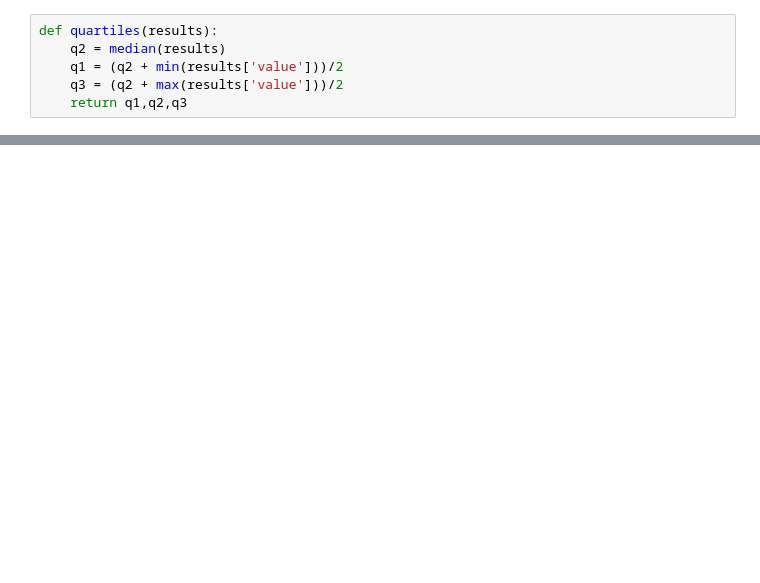
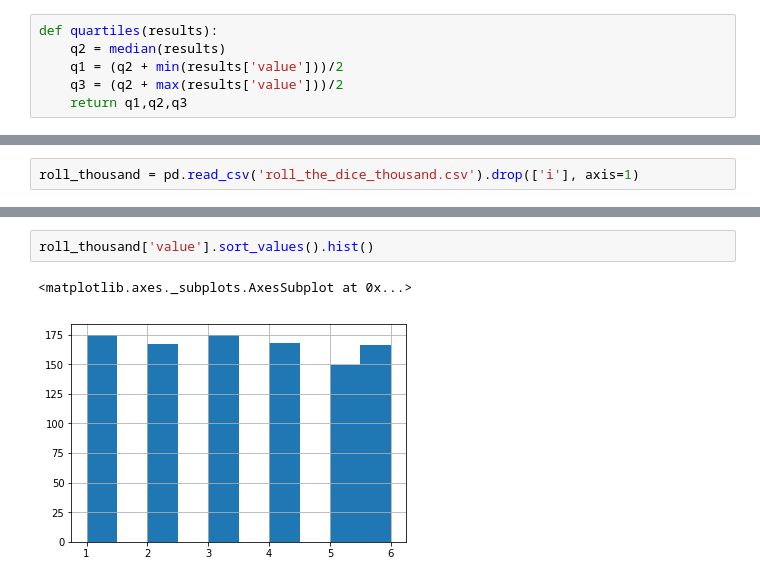
Before and after one commit to ta-data-bcn/descriptive-stats, a Jupyter notebook: main.ipynb, the cells around one changed output, grey strips where cells are left out. Saved outputs shown, nothing was run; the diff lists cells and outputs as text; blank space fills up the shorter version.

```diff
--- a/main.ipynb
+++ b/main.ipynb
@@ -103,0 +98,2 @@ quartiles(results)
+# %%
+roll_thousand = pd.read_csv('roll_the_dice_thousand.csv').drop(['i'], axis=1)
@@ -103,0 +104,5 @@ quartiles(results)
+# %%
+roll_thousand['value'].sort_values().hist()
+# %% [output]
+<matplotlib.axes._subplots.AxesSubplot at 0x...>
+[figure, added]
```
Also changed, not shown: parts of 25 cells of this notebook, 2 other files.
